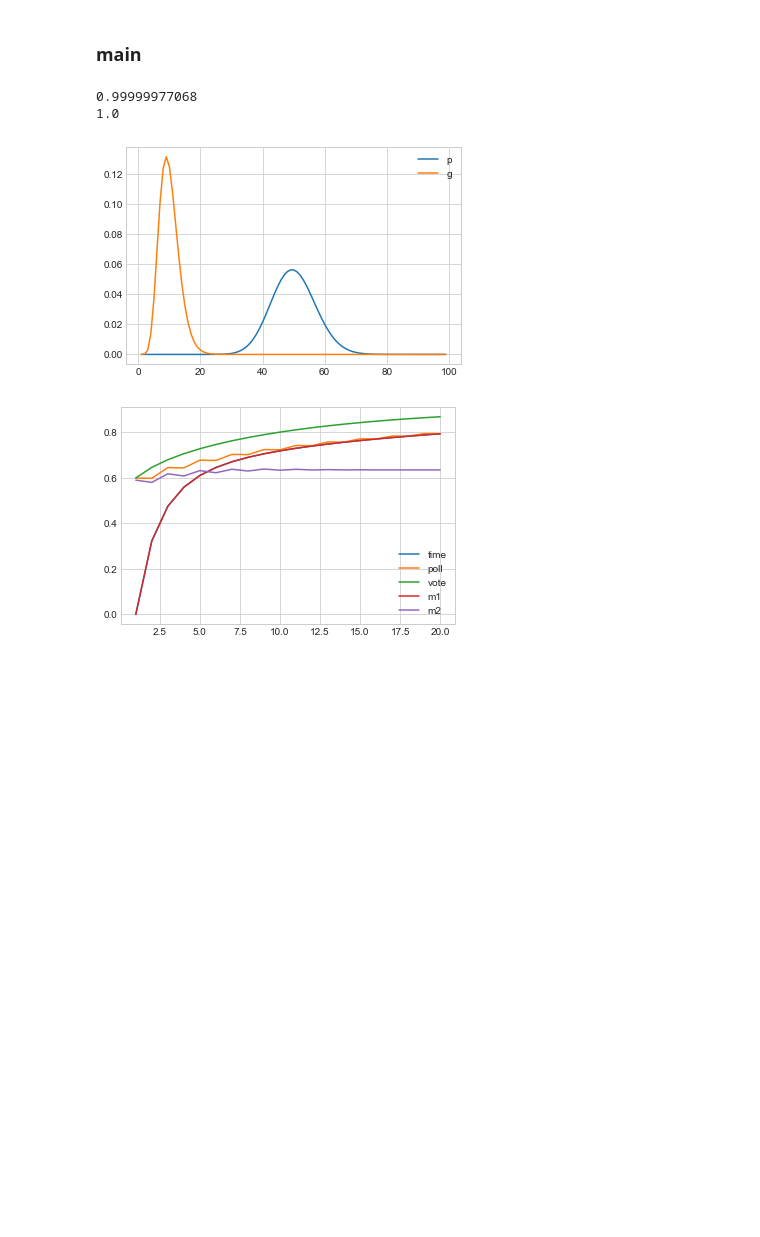
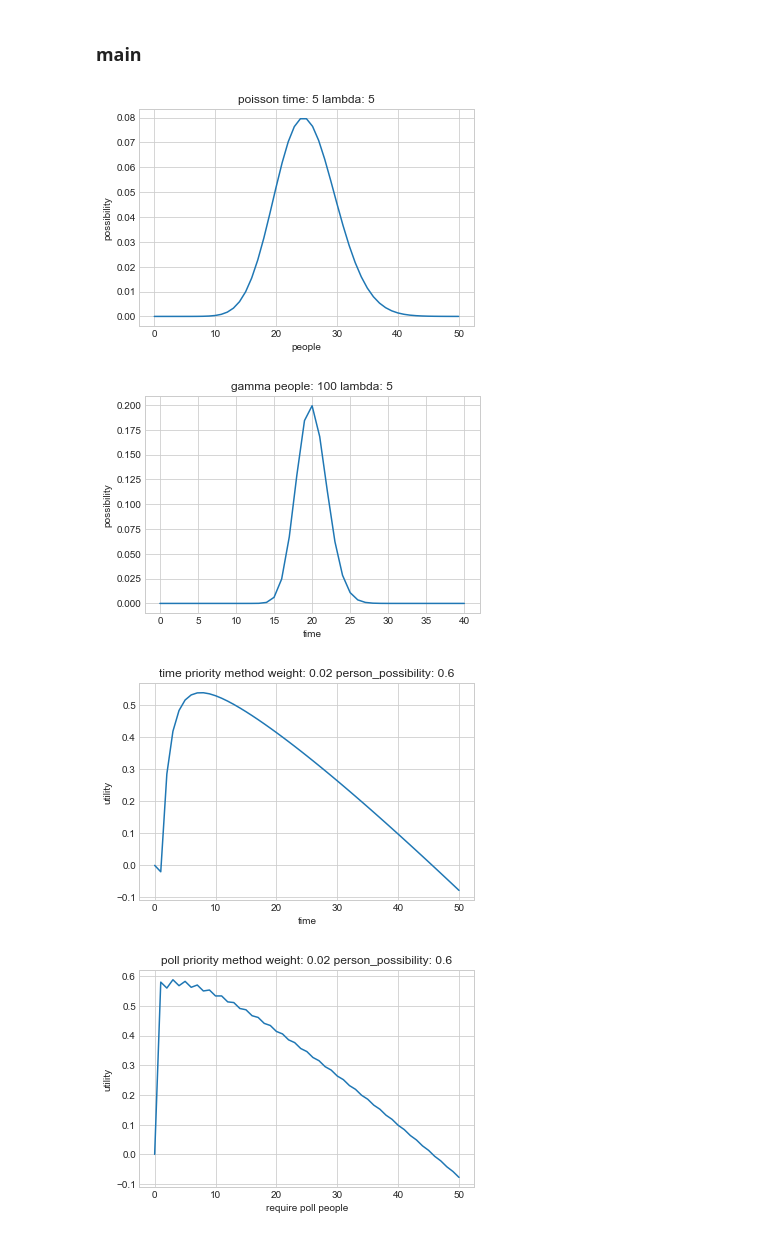
Before and after one commit to k33asby/opinion-aggregation-experiment, a Jupyter notebook: py/sumilation.ipynb, the cells around one changed output. Cells and saved outputs as stored; diff of their text form; code cells hidden in the pictures; blank space fills up the shorter version.

Commit message:
Add PlotGraph method

```diff
--- a/py/sumilation.ipynb
+++ b/py/sumilation.ipynb
@@ -395,45 +209,19 @@ class Modeling:
 # %% [markdown]
 ### main
-# %%
-sns.set_style("whitegrid")
-m = Modeling(0,0)
-
-# ポアソン分布の離散の和
-p_sum = 0
-for i in range(10,90):
-    p_sum += m.poisson_possibility(i, 5, 10)
-print p_sum
-
-# ガンマ分布の積分
-value, abserr = integrate.quad(lambda t: m.gamma_possibility(10, t, 1), 0, 100)
-print value
-
-x_axis = np.linspace(1,99,99)
-y_axis_poisson=[]
-y_axis_gamma=[]
-for x in x_axis:
-    y_axis_poisson.append(m.poisson_possibility(x, 10, 5))
-    y_axis_gamma.append(m.gamma_possibility(10,x,1))
-plt.plot(x_axis, y_axis_poisson, label='p')
-plt.plot(x_axis, y_axis_gamma, label='g')
-plt.legend()
-plt.show()
-
-x_axis_v = np.linspace(1, 20, 20)
-y_axix_time_priority = [m.time_priority_method(int(x), 0.001, 0.6, 1) for x in x_axis_v]
-y_axis_poll_priority = [m.poll_priority_method(int(x), 0.001, 0.6, 1) for x in x_axis_v]
-y_axis_vote_priority =  [m.vote_priority_method(int(x), 0.001, 0.6, 1) for x in x_axis_v]
-y_axis_m1 = [m.method1(int(x), 0.001, 0.6, 1) for x in x_axis_v]
-y_axis_m2 = [m.method2(10,int(x), 0.01, 0.6, 1) for x in x_axis_v]
-plt.plot(x_axis_v, y_axix_time_priority, label="time")
-plt.plot(x_axis_v, y_axis_poll_priority, label="poll")
-plt.plot(x_axis_v, y_axis_vote_priority, label="vote")
-plt.plot(x_axis_v, y_axis_m1, label="m1")
-plt.plot(x_axis_v, y_axis_m2, label="m2")
-plt.legend()
-plt.show()
-# %% [output]
-0.99999977068
-1.0
-[figure, removed]
-[figure, removed]
+# %%
+sns.set_style("whitegrid")
+m = Modeling()
+pg = PlotGraph()
+
+pg.plot_poisson(5,5)
+pg.plot_gamma(100,5)
+pg.plot_time_priority(0.02, 0.6, 1)
+pg.plot_poll_priority(0.02, 0.6, 1)
+pg.plot_vote_priority(0.02, 0.6, 1)
+pg.plot_method1(0.02, 0.6, 1)
+pg.plot_method2(0, 0.02, 0.6, 1)
+# %% [output]
+[figure, added]
+[figure, added]
+[figure, added]
+[figure, added]
```
Also changed, not shown: parts of 7 cells of this notebook, 2 other files.
